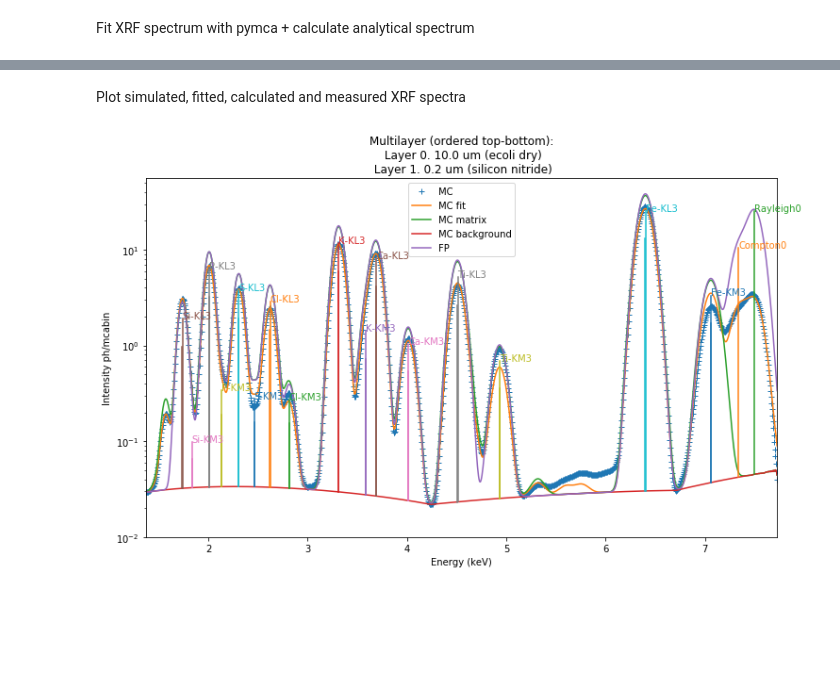
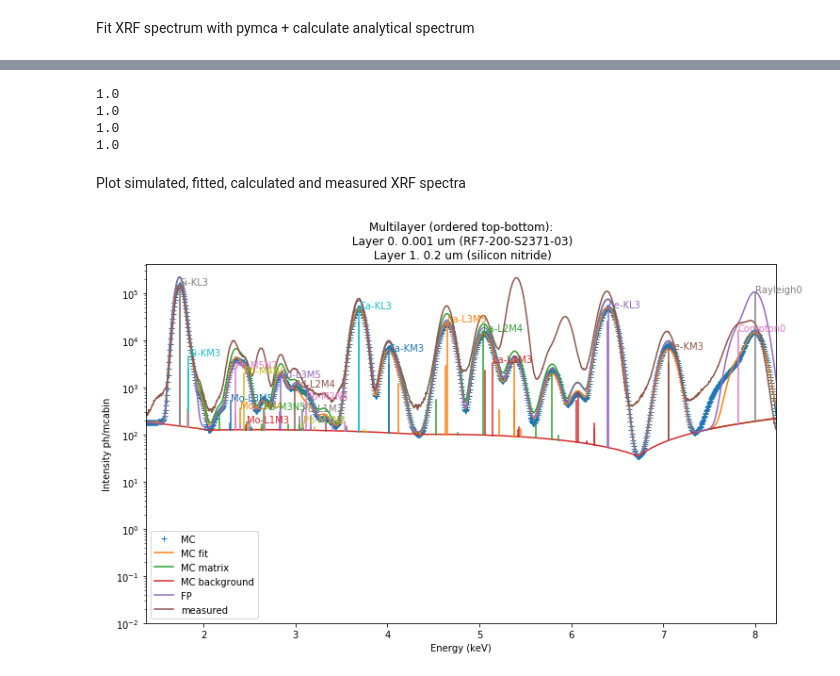
Before and after one commit to woutdenolf/spectrocrunch, a Jupyter notebook: doc/source/tutorials/montecarlo.ipynb, the cells around one changed output, grey strips where cells are left out. Drawn from its saved outputs; the diff is of its cells as text; code cells hidden in the pictures; blank space fills up the shorter version.

```diff
--- a/doc/source/tutorials/montecarlo.ipynb
+++ b/doc/source/tutorials/montecarlo.ipynb
@@ -414,7 +419,7 @@ Monte-carlo simulation of one XRF spectrum
 if 'xrf' in experiments:
     path = r'/data/id21/tmp/xrmctest/xrf'
     world = XrmcWorldBuilder(path)
-    samplename = 'cell'
+    samplename = 'axo'
     measurement = load_xrf(name=samplename)
     pulseproctime = 0#load_pulseproctime()
     if measurement:
@@ -448,6 +453,8 @@ Step 0
 # %% [markdown]
 Fit XRF spectrum with pymca + calculate analytical spectrum
 # %%
+from copy import deepcopy
+
 if 'xrf' in experiments:
     #fit_counts = np.random.poisson(np.round(mc_counts).astype(int))
     fit_counts = mc_counts
@@ -460,8 +467,10 @@ if 'xrf' in experiments:
     geometry.detector.ratios = 0.05, 0.1 , 0.1
     geometry.detector.stailslope_ratio = 0.05
     geometry.detector.ltailslope_ratio = 0.1
-    print(pymcahandle)
     pymcahandle.addtopymca(fresh=True)
-    fitresult = pymcahandle.fit(loadfromfit=False)
+    pymcahandlefit = deepcopy(pymcahandle)
+    fitresult = pymcahandlefit.fit(loadfromfit=True)
     spectrum = pymcahandle.xrayspectrum(scattering=True,
                                         method='analytical')
+    spectrumfit = pymcahandlefit.xrayspectrum(scattering=True,
+                                        method='analytical')
@@ -486,3 +477,17 @@ XraySource:
+# %%
+import difflib
+d = difflib.Differ()
+diff = d.compare(str(pymcahandle).split('\n'), str(pymcahandlefit).split('\n'))
+#print('\n'.join(diff))
+
+for layer, player in zip(pymcahandle.sample, fitresult['lmassfractions']):
+    print(sum(layer.massfractions().values()))
+    print(sum(layer.massfractions().values()))
+# %% [output]
+1.0
+1.0
+1.0
+1.0
 # %% [markdown]
 Plot simulated, fitted, calculated and measured XRF spectra
 # %%
@@ -490,38 +495,40 @@ if 'xrf' in experiments:
     # Plot fit result
     plt.figure(figsize=(12,7))
     ylog = True
     fitresult['plot'](ylog=ylog, label='MC')
     matrix_counts = fitresult['ymatrix']
     matrix_energy = fitresult['energy']
 
     # Plot theoretical spectrum of sample
     backfunc = fitresult['interpol_energy'](fitresult['yback'])
     kwargs = {'histogram': True,
               'fluxtime': pymcahandle.I0,
               'backfunc': backfunc}
     spectrum.plot(decompose=False,
                   legend=True,
                   forcelines=False,
                   sumlabel='FP',
                   **kwargs)
-    spectrum.plot(legend=False,
-                  forcelines=True,
-                  **kwargs)
     spectrum_energy, spectrum_counts, label = spectrum.sumspectrum(**kwargs)
 
     # Plot measured spectrum
     if measurement:
         meas_counts = measurement['mca']
         meas_energy = geometry.detector.mcazero + geometry.detector.mcagain*np.arange(len(meas_counts))
-        plt.plot(x, meas_counts, label='measured')
+        plt.plot(meas_energy, meas_counts, label='measured')
         plt.legend()
+
+    # Plot lines
+    spectrum.plot(legend=False,
+                  forcelines=True,
+                  **kwargs)
 
     ax = plt.gca()
     if ylog:
         ax.set_ylim(bottom=0.01)
     #ax.set_xlim([1.5, 5])
 # %% [output]
-[figure, old version]
+[figure, new version]
 # %%
 from spectrocrunch.materials import xrayspectrum
 
```
Also changed, not shown: parts of 4 cells of this notebook, 22 other files.
